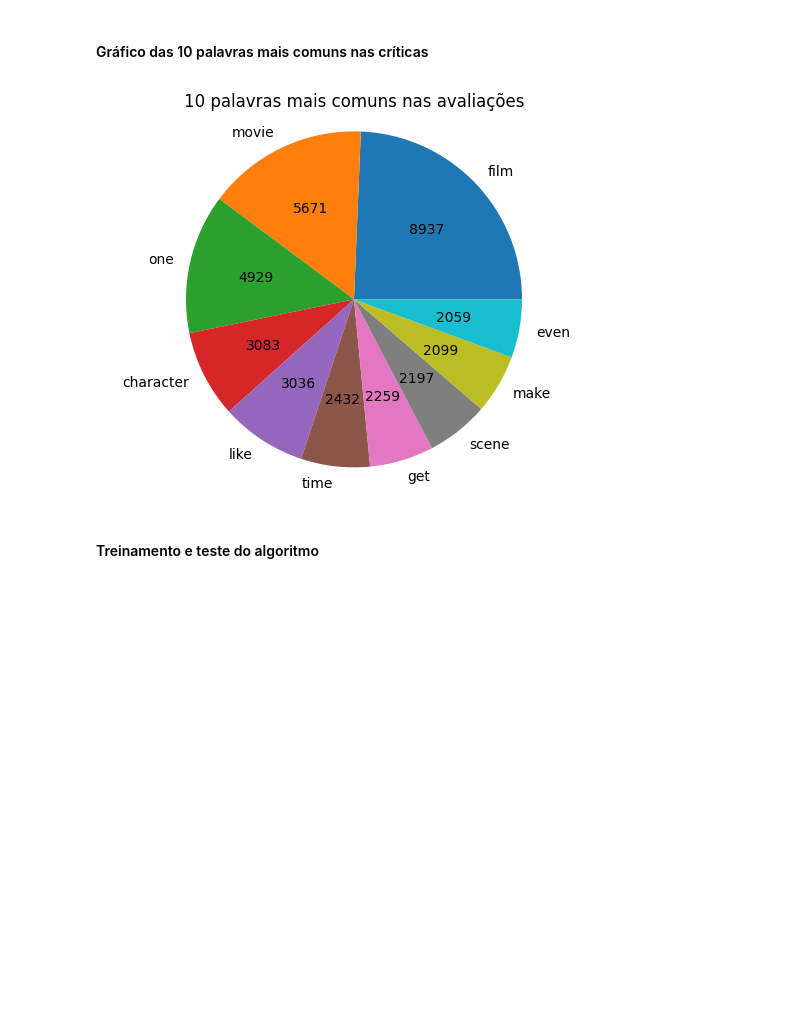
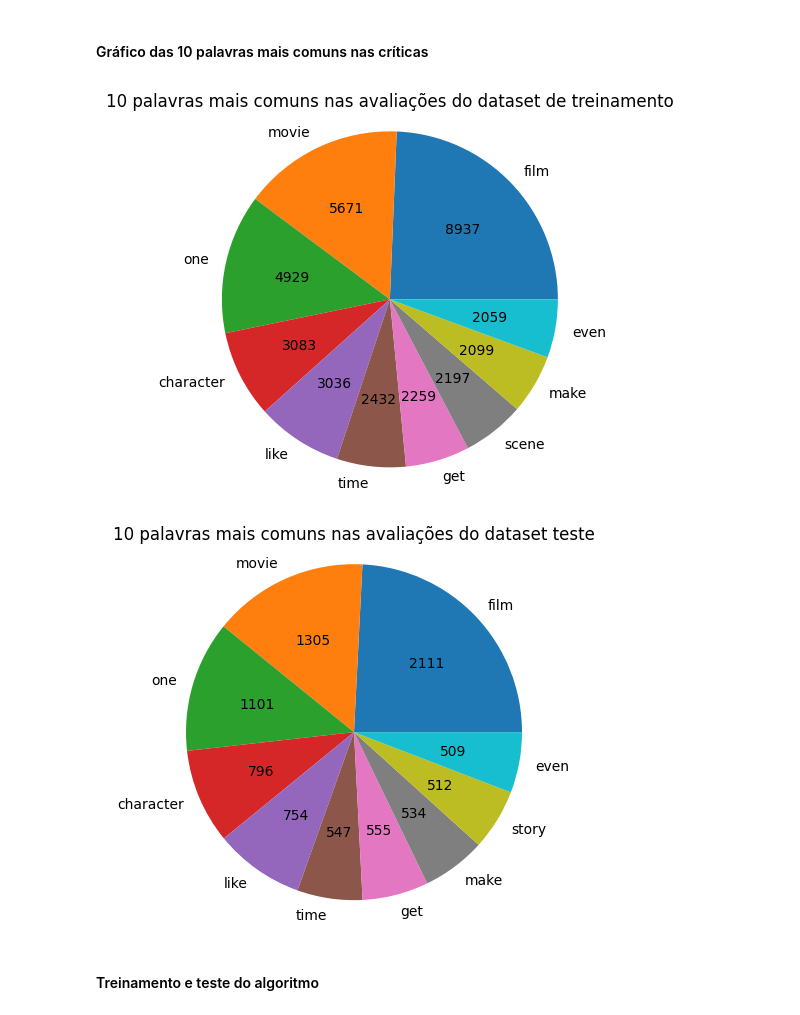
Before and after one commit to FabiadS/Trabalho-Topicos, a Jupyter notebook: trabalho.ipynb, the cells around one changed output. Saved outputs shown, nothing was run; the diff lists cells and outputs as text; code cells hidden in the pictures; blank space fills up the shorter version.

Commit message:
graficos de test tb

```diff
--- a/trabalho.ipynb
+++ b/trabalho.ipynb
@@ -239,19 +248,34 @@ plt.show()
 # %%
 from collections import Counter
 Counter(" ".join(df_train["clean_text"]).split()).most_common(10)
 
 labels= 'film', 'movie', 'one', 'character', 'like', 'time', 'get', 'scene', 'make', 'even'
 y= [ 8937, 5671, 4929, 3083, 3036, 2432, 2259, 2197, 2099, 2059]
 
 fig1, ax1 = plt.subplots()
 
 ax1.pie(y, labels= labels, autopct= lambda v:f"{sum(y)*v/100:.0f}")
-ax1.set_title("10 palavras mais comuns nas avaliações")
+ax1.set_title("10 palavras mais comuns nas avaliações do dataset de treinamento")
 ax1.axis('equal')
 
 plt.show()
+
+
+Counter(" ".join(df_test["clean_text"]).split()).most_common(10)
+
+labels= 'film', 'movie', 'one', 'character', 'like', 'time', 'get','make', 'story', 'even'
+y= [ 2111, 1305, 1101, 796, 754, 547, 555, 534, 512, 509]
+
+fig1, ax1 = plt.subplots()
+
+ax1.pie(y, labels= labels, autopct= lambda v:f"{sum(y)*v/100:.0f}")
+ax1.set_title("10 palavras mais comuns nas avaliações do dataset teste")
+ax1.axis('equal')
+
+plt.show()
 # %% [output]
-[figure, old version]
+[figure, new version]
+[figure, added]
 # %% [markdown]
 #### Treinamento e teste do algoritmo
 # %%
```
Also changed, not shown: parts of 2 cells of this notebook.
